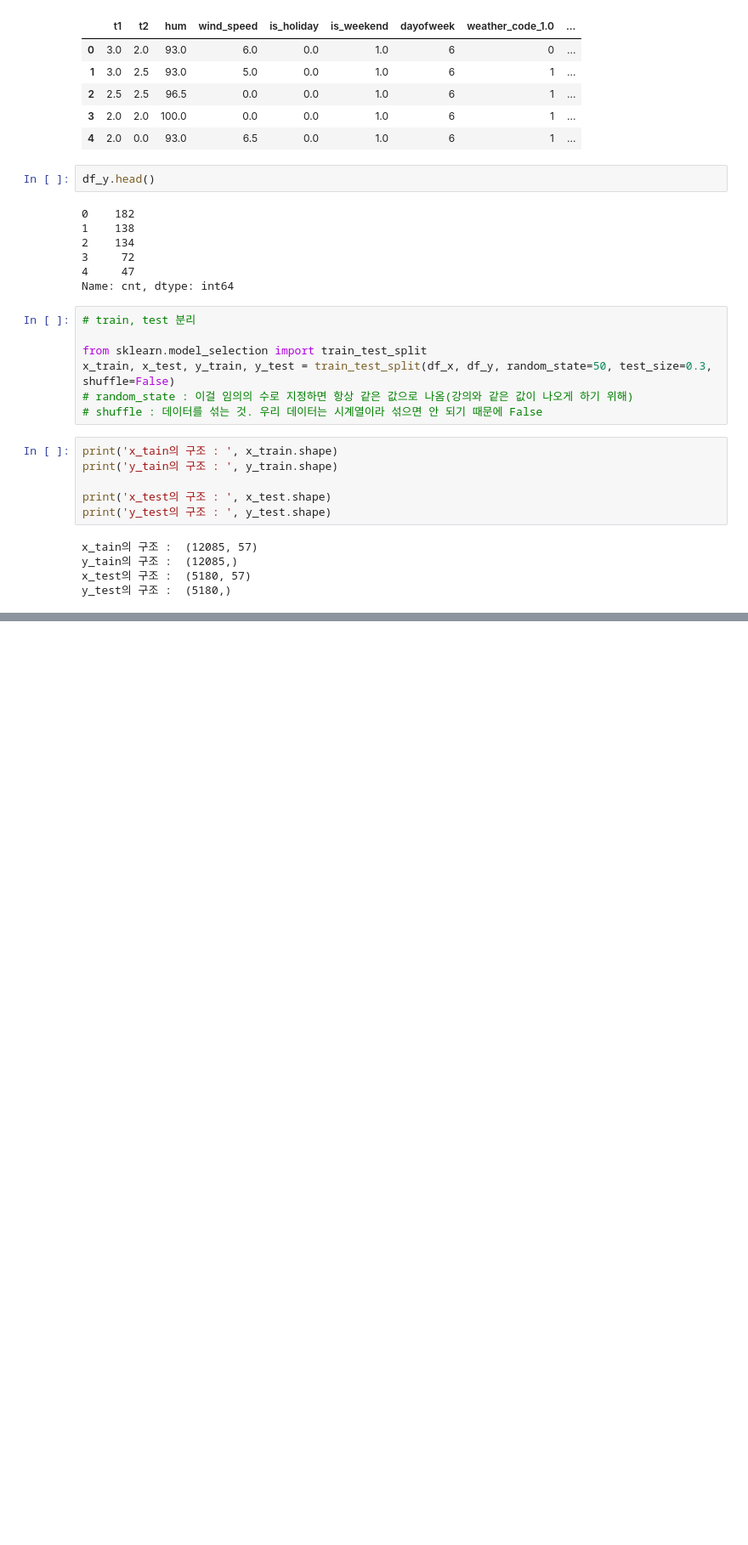
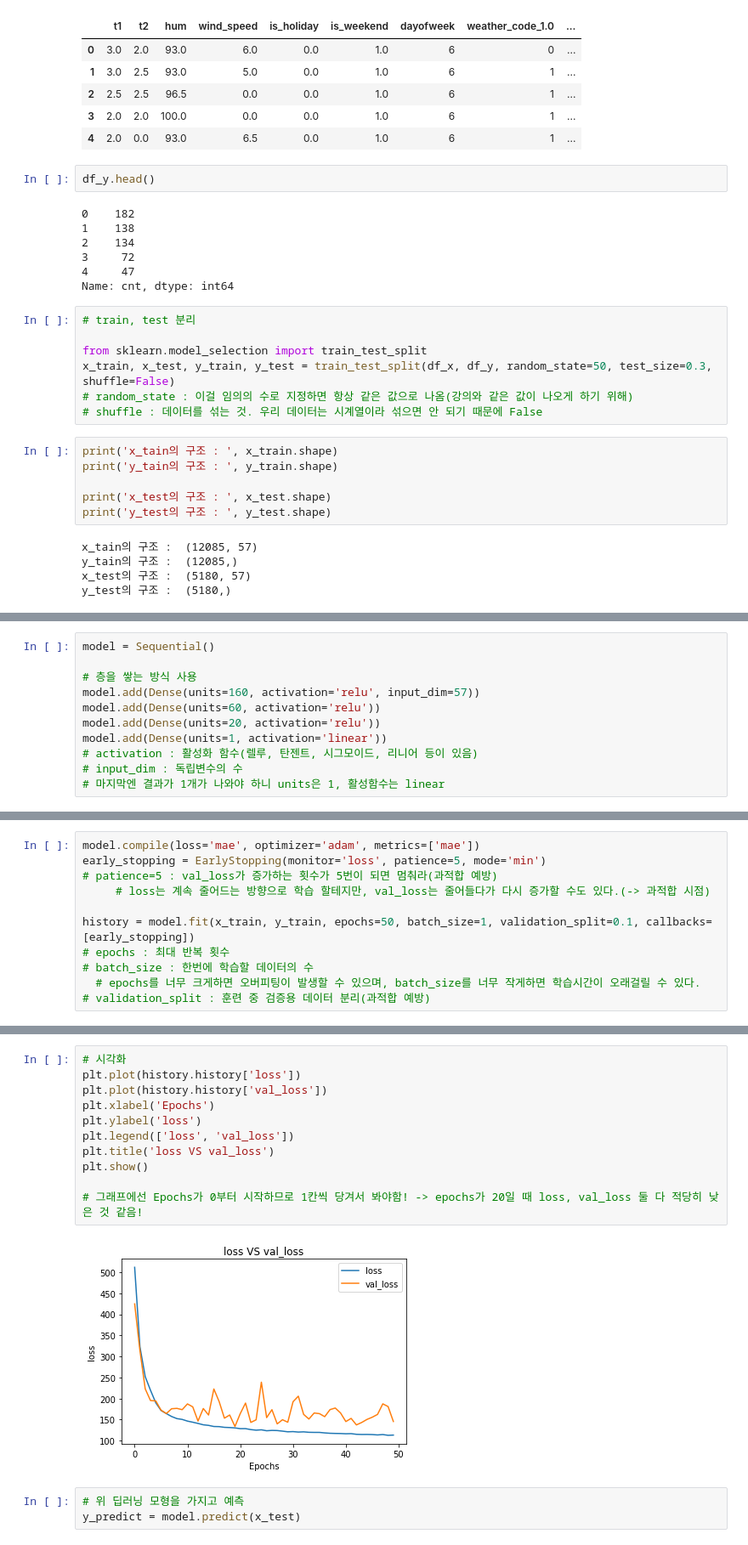
Before and after one commit to Jeong-Bin/DA-PROJECT, a Jupyter notebook: PROJECT_7 캐글_딥러닝.ipynb, the cells around one changed output, grey strips where cells are left out. Shown at 85% size. Drawn from its saved outputs; the diff is of its cells as text; blank space fills up the shorter version.

```diff
--- a/PROJECT_7 캐글_딥러닝.ipynb
+++ b/PROJECT_7 캐글_딥러닝.ipynb
@@ -268,0 +276,11 @@ y_test의 구조 :  (5180,)
+# %%
+model = Sequential()
+
+# 층을 쌓는 방식 사용
+model.add(Dense(units=160, activation='relu', input_dim=57))
+model.add(Dense(units=60, activation='relu'))
+model.add(Dense(units=20, activation='relu'))
+model.add(Dense(units=1, activation='linear'))
+# activation : 활성화 함수(렐루, 탄젠트, 시그모이드, 리니어 등이 있음)
+# input_dim : 독립변수의 수
+# 마지막엔 결과가 1개가 나와야 하니 units은 1, 활성함수는 linear
@@ -268,0 +306,11 @@ y_test의 구조 :  (5180,)
+# %%
+model.compile(loss='mae', optimizer='adam', metrics=['mae'])
+early_stopping = EarlyStopping(monitor='loss', patience=5, mode='min')
+# patience=5 : val_loss가 증가하는 횟수가 5번이 되면 멈춰라(과적합 예방)
+     # loss는 계속 줄어드는 방향으로 학습 할테지만, val_loss는 줄어들다가 다시 증가할 수도 있다.(-> 과적합 시점)
+
+history = model.fit(x_train, y_train, epochs=50, batch_size=1, validation_split=0.1, callbacks=[early_stopping])
+# epochs : 최대 반복 횟수
+# batch_size : 한번에 학습할 데이터의 수
+  # epochs를 너무 크게하면 오버피팅이 발생할 수 있으며, batch_size를 너무 작게하면 학습시간이 오래걸릴 수 있다.
+# validation_split : 훈련 중 검증용 데이터 분리(과적합 예방)
@@ -268,0 +335,16 @@ y_test의 구조 :  (5180,)
+# %%
+# 시각화
+plt.plot(history.history['loss'])
+plt.plot(history.history['val_loss'])
+plt.xlabel('Epochs')
+plt.ylabel('loss')
+plt.legend(['loss', 'val_loss'])
+plt.title('loss VS val_loss')
+plt.show()
+
+# 그래프에선 Epochs가 0부터 시작하므로 1칸씩 당겨서 봐야함! -> epochs가 20일 때 loss, val_loss 둘 다 적당히 낮은 것 같음!
+# %% [output]
+[figure, added]
+# %%
+# 위 딥러닝 모형을 가지고 예측
+y_predict = model.predict(x_test)
```
Also changed, not shown: parts of 5 cells of this notebook.
